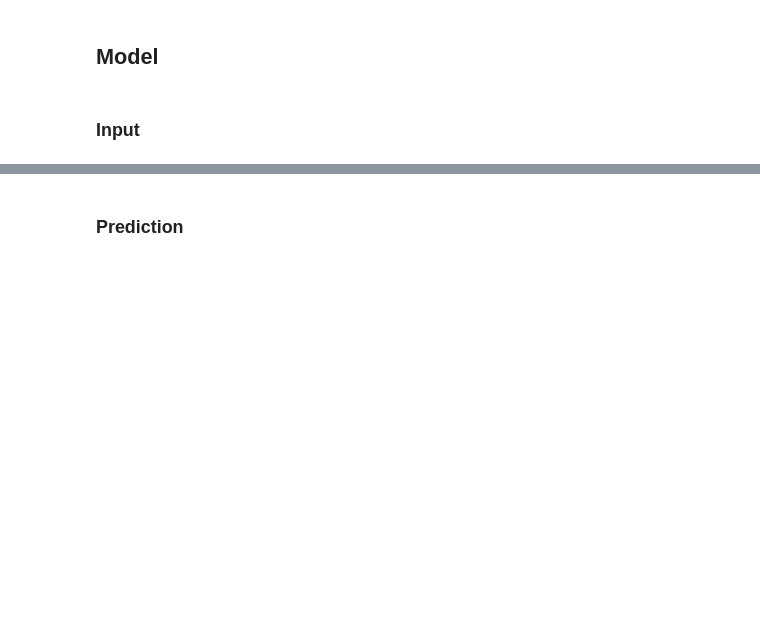
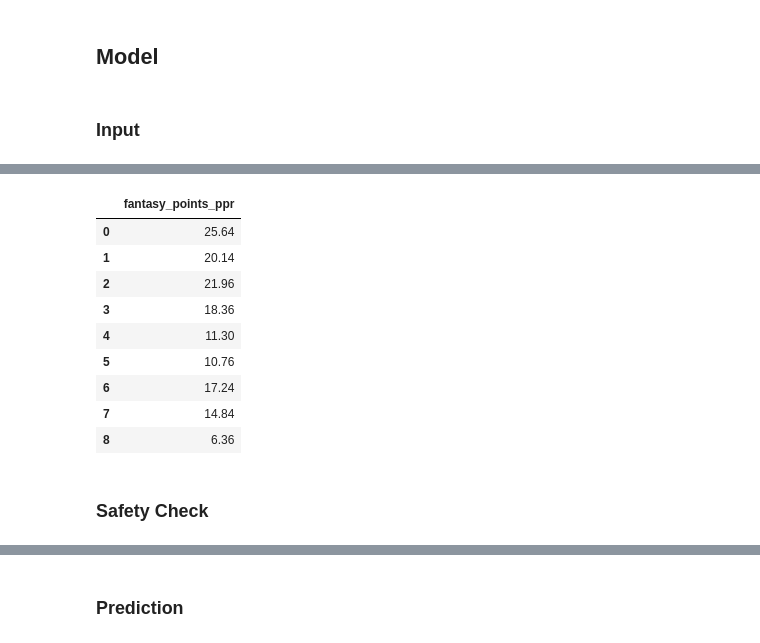
Before and after one commit to JoshCap20/fantasy-football-points-ml, a Jupyter notebook: analysis/model.ipynb, the cells around one changed output, grey strips where cells are left out. Drawn from its saved outputs; the diff is of its cells as text; code cells hidden in the pictures; blank space fills up the shorter version.

```diff
--- a/analysis/model.ipynb
+++ b/analysis/model.ipynb
@@ -40,0 +241,13 @@ model = joblib.load(MODEL_FILEPATH)
+# %%
+display(df[["fantasy_points_ppr"]])
+# %% [output]
+|  | fantasy_points_ppr |
+| 0 | 25.64 |
+| 1 | 20.14 |
+| 2 | 21.96 |
+| 3 | 18.36 |
+| 4 | 11.30 |
+| 5 | 10.76 |
+| 6 | 17.24 |
+| 7 | 14.84 |
+| 8 | 6.36 |
@@ -40,0 +256,2 @@ model = joblib.load(MODEL_FILEPATH)
+# %% [markdown]
+### Safety Check
```
Also changed, not shown: parts of 20 cells of this notebook, 4 other files.
